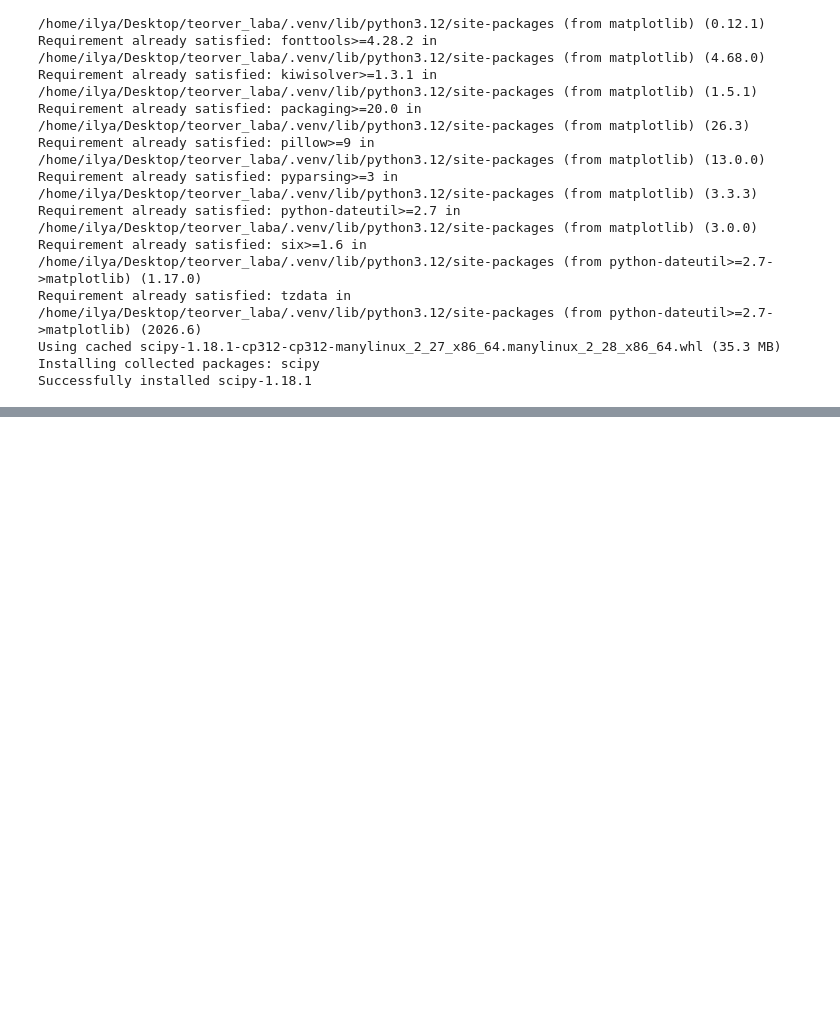
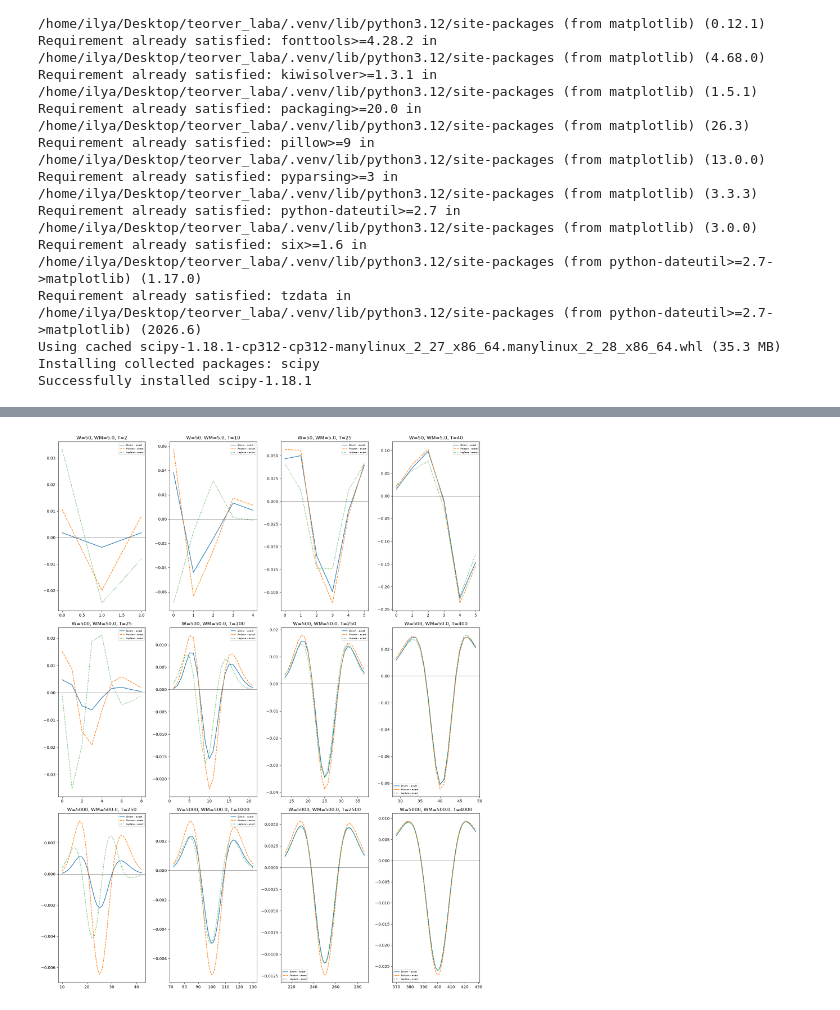
Before and after one commit to ilyakosstin/proba_billy_tea_1, a Jupyter notebook: 4/solution.ipynb, the cells around one changed output, grey strips where cells are left out. Drawn from its saved outputs; the diff is of its cells as text; code cells hidden in the pictures; blank space fills up the shorter version.

```diff
--- a/4/solution.ipynb
+++ b/4/solution.ipynb
@@ -60,0 +158,37 @@ plt.show()
+# %%
+# Отклонения приближений от exact для гипергеометрического
+params = [
+    (50, 50 * 0.1),
+    (500, 500 * 0.1),
+    (5000, 5000 * 0.1),
+]
+take_coefs = [0.05, 0.2, 0.5, 0.8]
+threshold = 1e-4
+
+fig, axes = plt.subplots(len(params), len(take_coefs), figsize=(16, 20))
+
+for i, (whole, whole_marked) in enumerate(params):
+    for j, take_coef in enumerate(take_coefs):
+
+        take = int(take_coef * whole)
+        ax = axes[i, j]
+        ks = np.arange(0, take + 1)
+        exact = hyperheom_exact(whole, whole_marked, take, ks)
+        binom_approx = hyperheom_binom(whole, whole_marked, take, ks)
+        poiss = hyperheom_binom_poisson(whole, whole_marked, take, ks)
+        lapl = hyperheom_binom_moivre_laplace(whole, whole_marked, take, ks)
+
+        mask = (exact > threshold) & (binom_approx > threshold) & (poiss > threshold) & (lapl > threshold)
+
+        ax.plot(ks[mask], binom_approx[mask] - exact[mask], label="Binom - exact", linewidth=1.5)
+        ax.plot(ks[mask], poiss[mask] - exact[mask], label="Poisson - exact", linestyle="--")
+        ax.plot(ks[mask], lapl[mask] - exact[mask], label="Laplace - exact", linestyle="dotted")
+
+        ax.axhline(0, color="black", linewidth=0.5)
+        ax.set_title(f"W={whole}, WM={whole_marked}, T={take}")
+        ax.legend(fontsize=6)
+
+plt.tight_layout()
+plt.show()
+# %% [output]
+[figure, added]
```
Also changed, not shown: parts of 7 cells of this notebook, 2 other files.
